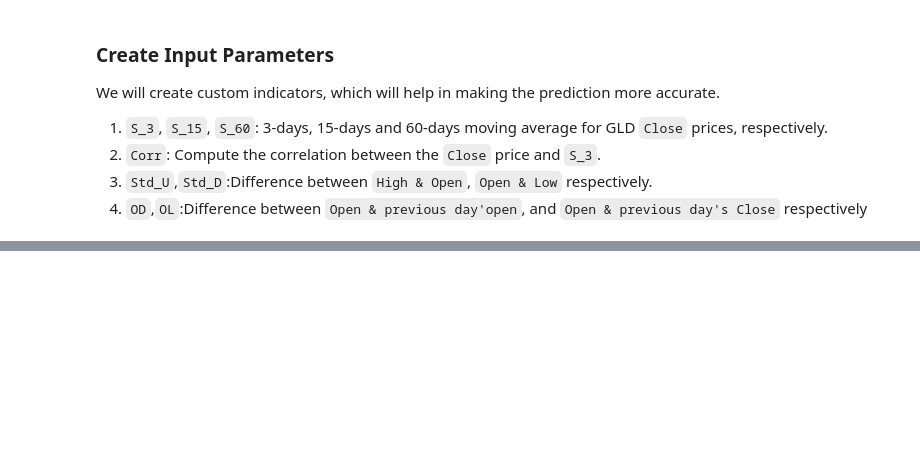
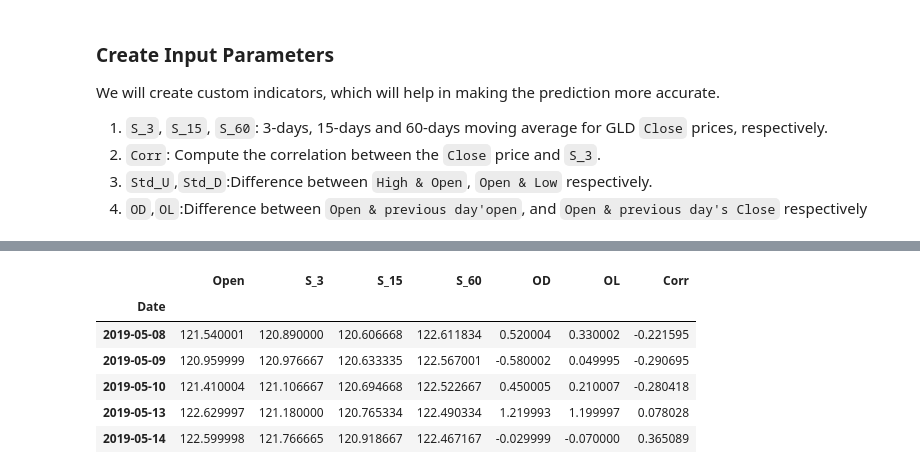
Before and after one commit to cmj123/ml_trading_regression, a Jupyter notebook: creating_strategies/data_processing.ipynb, the cells around one changed output, grey strips where cells are left out. Cells and saved outputs as stored; diff of their text form; code cells hidden in the pictures; blank space fills up the shorter version.

```diff
--- a/creating_strategies/data_processing.ipynb
+++ b/creating_strategies/data_processing.ipynb
@@ -104,0 +116,12 @@ gold_prices.tail()
+# %%
+# Independent variables
+X = gold_prices[['Open', 'S_3', 'S_15', 'S_60', 'OD', 'OL','Corr']]
+X.tail()
+# %% [output]
+|  | Open | S_3 | S_15 | S_60 | OD | OL | Corr |
+| Date |  |  |  |  |  |  |  |
+| 2019-05-08 | 121.540001 | 120.890000 | 120.606668 | 122.611834 | 0.520004 | 0.330002 | -0.221595 |
+| 2019-05-09 | 120.959999 | 120.976667 | 120.633335 | 122.567001 | -0.580002 | 0.049995 | -0.290695 |
+| 2019-05-10 | 121.410004 | 121.106667 | 120.694668 | 122.522667 | 0.450005 | 0.210007 | -0.280418 |
+| 2019-05-13 | 122.629997 | 121.180000 | 120.765334 | 122.490334 | 1.219993 | 1.199997 | 0.078028 |
+| 2019-05-14 | 122.599998 | 121.766665 | 120.918667 | 122.467167 | -0.029999 | -0.070000 | 0.365089 |
```
Also changed, not shown: parts of 4 cells of this notebook.
